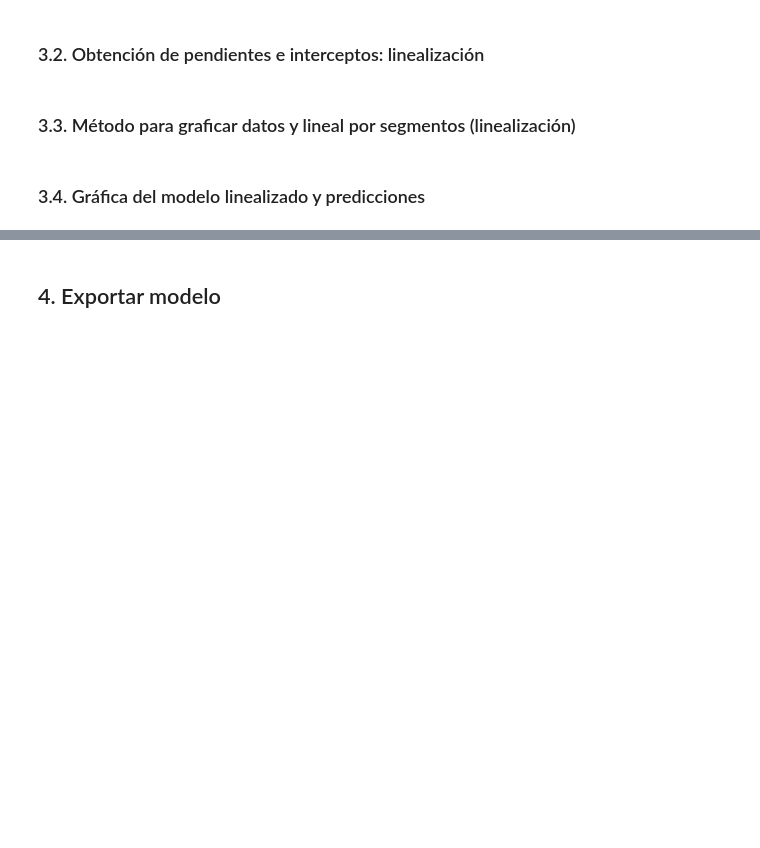
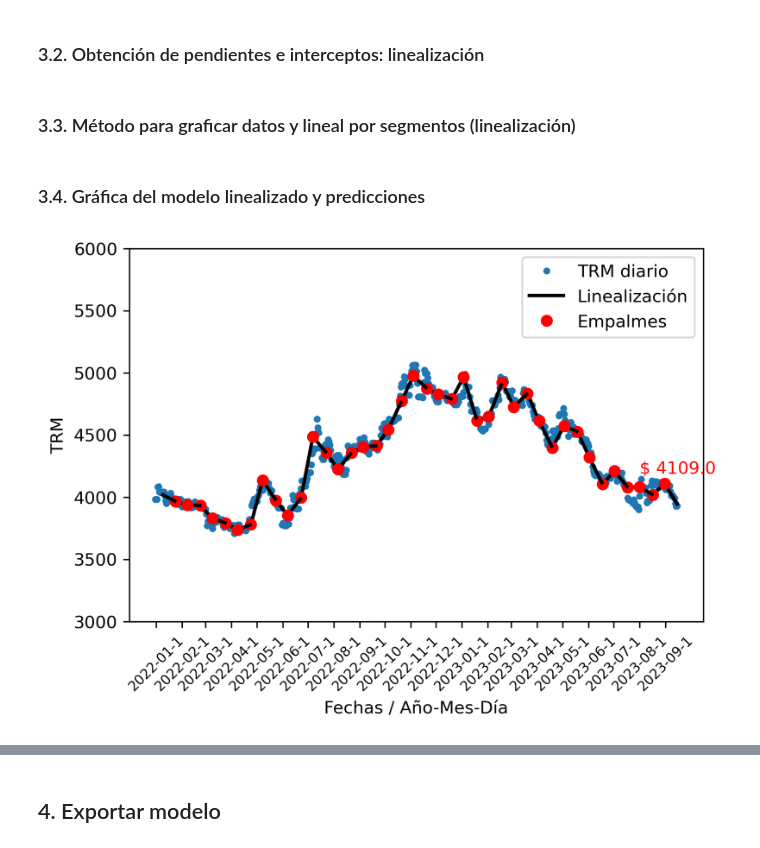
Before and after one commit to davidalejandromiranda/DataAnalytics, a Jupyter notebook: notebooks/TRM_linearization.ipynb, the cells around one changed output, grey strips where cells are left out. Cells and saved outputs as stored; diff of their text form; code cells hidden in the pictures; blank space fills up the shorter version.

```diff
--- a/notebooks/TRM_linearization.ipynb
+++ b/notebooks/TRM_linearization.ipynb
@@ -39,18 +83,31 @@ if is_colab:
+# %%
+def get_date_time(this_date):
+    this_date_ok = None
+    if isinstance(this_date, str):
+        try:
+            this_date_ok = dt.datetime.strptime(this_date, '%Y-%m-%d')
+        except ValueError:
+            pass
+    return this_date_ok
 # %%
 t = []
 x = []
 columns = df.columns
+oldest_date = get_date_time(df[date_label].min())
 for index, row in df.iterrows():
-    this_date = row['Fecha (dd/mm/aaaa)']
+    if date_label == '':
+        print('Error: no hay columna con Fecha')
+        break
+    this_date = get_date_time(row[date_label])
     this_TRM = np.NaN
-    if 'TRM (COP/USD)' in columns:
-        this_TRM = row['TRM (COP/USD)']
-    if 'Tasa de cambio representativa del mercado (TRM)'in columns:
-        this_TRM = row['Tasa de cambio representativa del mercado (TRM)']
-    if not type(this_date) == type(dt.datetime.today()):
-        # Descarta los datos donde la columna de fechas no tienen formato de fecha
+    if this_TRM == '':
+        print('Error: no hay columna con el nombre TRM')
+        break
+    this_TRM = row[trm_label]
+    if not isinstance(this_date, dt.date):
+        # Descarta los datos donde la columna de fechas no tiene formato de fecha
         continue
-    t.append(this_date.timetuple().tm_yday)
+    t.append((this_date - oldest_date).days)
     x.append(this_TRM)
 t = np.array(t)
 x = np.array(x)
@@ -91,7 +148,7 @@ def linealize(tau=15): # días
 # %% [markdown]
 ### 3.3. Método para graficar datos y lineal por segmentos (linealización)
 # %%
-def plot_TMR_linealized(tau=15):
+def plot_TMR_linealized(tau=15, TRM_min=3000, TRM_max=6000):
     delta_t, delta_x, slopes, intercepts = linealize(tau=tau)
     plt.plot(t, x,'.', label='TRM diario')
     for k in range(len(slopes)):
@@ -105,5 +162,14 @@ def plot_TMR_linealized(tau=15):
             if k==1:
                 plt.plot(delta_t[k], delta_x[k], 'or', label='Empalmes')
                 plt.text(delta_t[k][0]-30, delta_x[k][0]+80, '$ %0.1f' % delta_x[k][0], c='r')
+    dates = [oldest_date + dt.timedelta(days=int(day-1)) for day in t]
+    filtered_days = [t[k] for k in range(len(dates)) if dates[k].day == 1]
+    filtered_dates = [date for date in dates if date.day == 1]
+    date_labels = [date.strftime('%Y-%m-1') for date in filtered_dates]
+    plt.xticks(filtered_days, date_labels, rotation=45, fontsize=8)
+    plt.legend()
+    plt.xlabel('Fechas / Año-Mes-Día')
+    plt.ylabel(trm_label)
+    _ = plt.ylim(TRM_min, TRM_max)
 # %% [markdown]
 ### 3.4. Gráfica del modelo linealizado y predicciones
@@ -118 +176,6 @@ _ = plt.ylim(3500, 5500)
+# %%
+plt.figure(dpi=300)
+plot_TMR_linealized(TRM_min=3000, TRM_max=6000)
+# %% [output]
+[figure, added]
 # %%
```
Also changed, not shown: parts of 11 cells of this notebook, 2 other files.
